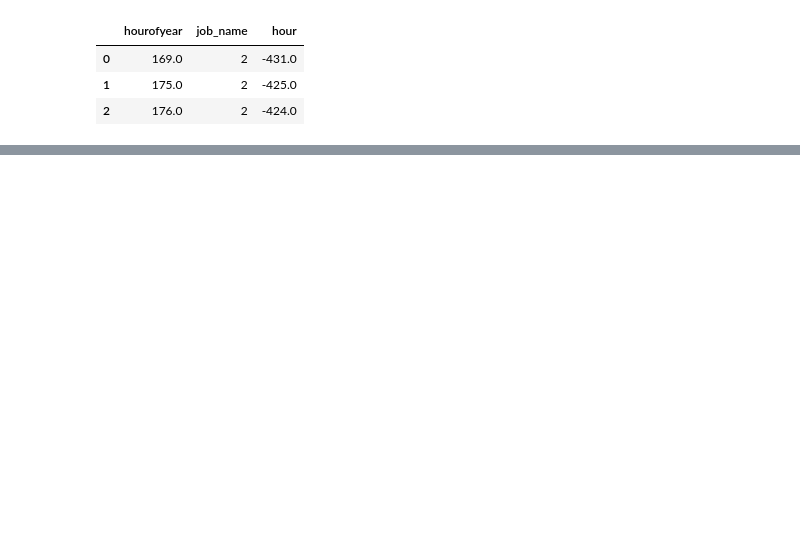
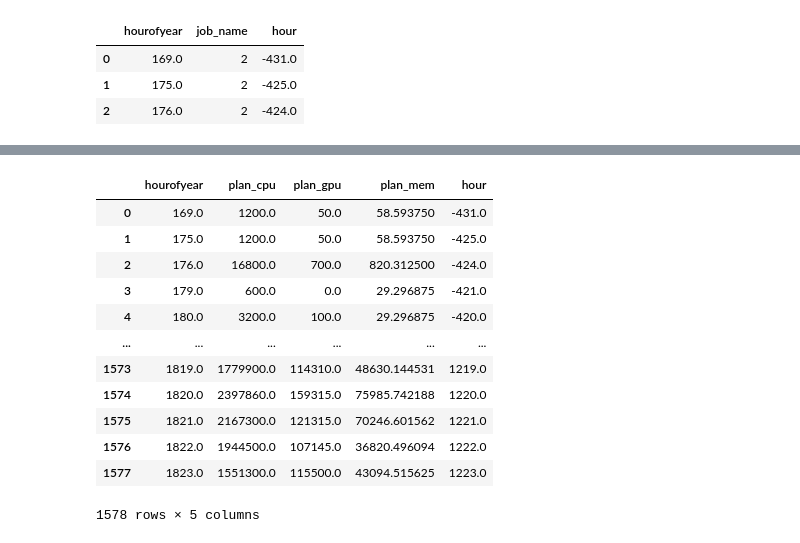
Before and after one commit to lizonglingo/clusterdate-trace-alibaba, a Jupyter notebook: gpu_claster/prepare/prepare.ipynb, the cells around one changed output, grey strips where cells are left out. Saved outputs shown, nothing was run; the diff lists cells and outputs as text; code cells hidden in the pictures; blank space fills up the shorter version.

```diff
--- a/gpu_claster/prepare/prepare.ipynb
+++ b/gpu_claster/prepare/prepare.ipynb
@@ -297,0 +343,18 @@ dftcc.head(3)
+# %%
+# 以下进行预测测试 以预测CPU为例
+# 首先按照hourofyear进行排序
+dfitcr.sort_values(by='hourofyear')
+# %% [output]
+|  | hourofyear | plan_cpu | plan_gpu | plan_mem | hour |
+| 0 | 169.0 | 1200.0 | 50.0 | 58.593750 | -431.0 |
+| 1 | 175.0 | 1200.0 | 50.0 | 58.593750 | -425.0 |
+| 2 | 176.0 | 16800.0 | 700.0 | 820.312500 | -424.0 |
+| 3 | 179.0 | 600.0 | 0.0 | 29.296875 | -421.0 |
+| 4 | 180.0 | 3200.0 | 100.0 | 29.296875 | -420.0 |
+| ... | ... | ... | ... | ... | ... |
+| 1573 | 1819.0 | 1779900.0 | 114310.0 | 48630.144531 | 1219.0 |
+| 1574 | 1820.0 | 2397860.0 | 159315.0 | 75985.742188 | 1220.0 |
+| 1575 | 1821.0 | 2167300.0 | 121315.0 | 70246.601562 | 1221.0 |
+| 1576 | 1822.0 | 1944500.0 | 107145.0 | 36820.496094 | 1222.0 |
+| 1577 | 1823.0 | 1551300.0 | 115500.0 | 43094.515625 | 1223.0 |
+1578 rows × 5 columns
```
Also changed, not shown: parts of 21 cells of this notebook, 22 other files.
